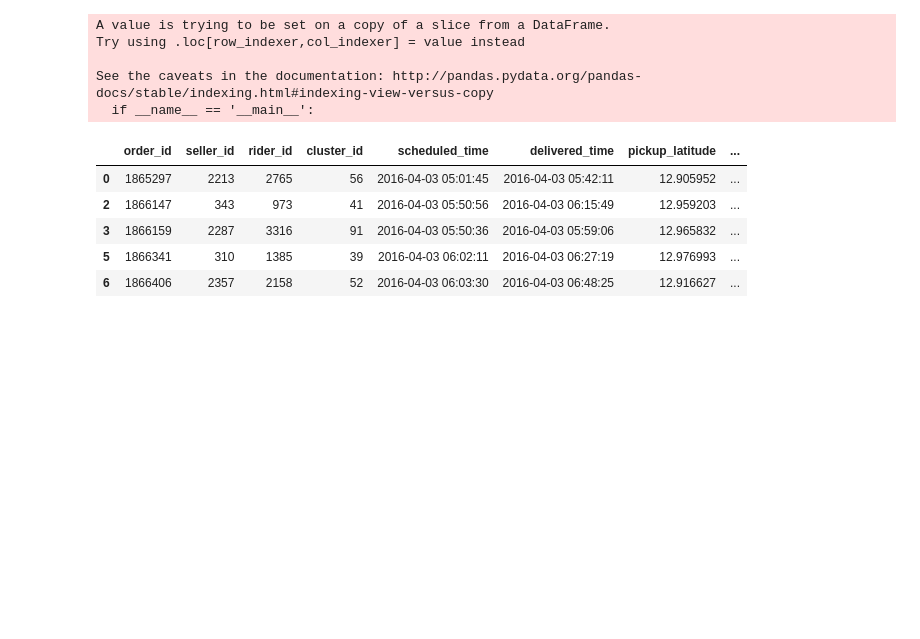
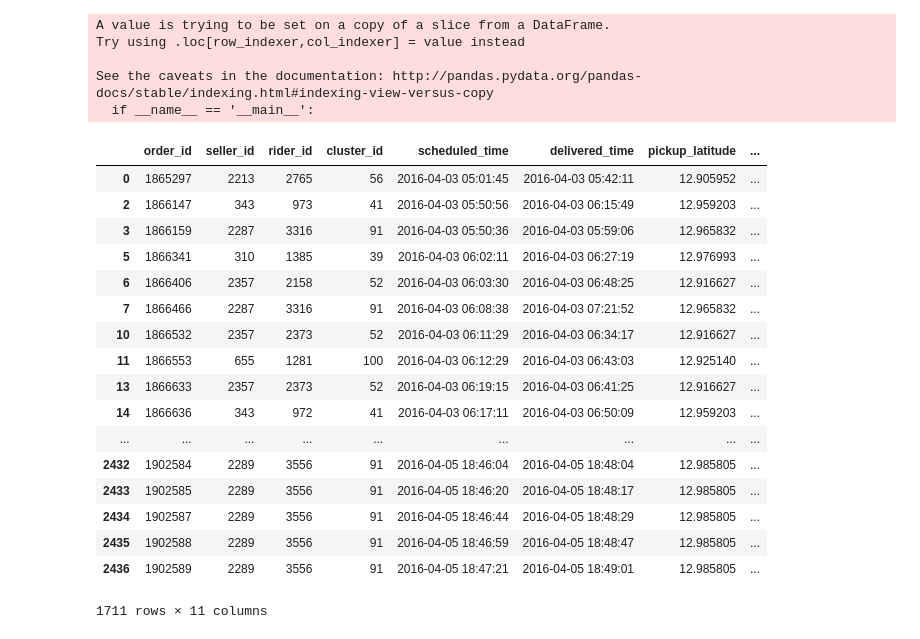
Before and after one commit to srinath29/shadowfax-codewars, a Jupyter notebook: Analysis/Analysis1.ipynb, the cells around one changed output. Saved outputs shown, nothing was run; the diff lists cells and outputs as text; code cells hidden in the pictures; blank space fills up the shorter version.

```diff
--- a/Analysis/Analysis1.ipynb
+++ b/Analysis/Analysis1.ipynb
@@ -113,14 +113,26 @@ numSuchAbovePeople = orderDfRemovedNat["TimeTakenForDelivery"][orderDfRemovedNat
 maxOfSuchAbove = orderDfRemovedNat["TimeTakenForDelivery"][orderDfRemovedNat["TimeTakenForDelivery"]> mean].max()
 minSuchAbove = orderDfRemovedNat["TimeTakenForDelivery"][orderDfRemovedNat["TimeTakenForDelivery"]> mean].min()
 # %%
-orderDfRemovedNat.head()
+orderDfRemovedNat
 # %% [output]
 |  | order_id | seller_id | rider_id | cluster_id | scheduled_time | delivered_time | pickup_latitude | ... |
 | 0 | 1865297 | 2213 | 2765 | 56 | 2016-04-03 05:01:45 | 2016-04-03 05:42:11 | 12.905952 | ... |
 | 2 | 1866147 | 343 | 973 | 41 | 2016-04-03 05:50:56 | 2016-04-03 06:15:49 | 12.959203 | ... |
 | 3 | 1866159 | 2287 | 3316 | 91 | 2016-04-03 05:50:36 | 2016-04-03 05:59:06 | 12.965832 | ... |
 | 5 | 1866341 | 310 | 1385 | 39 | 2016-04-03 06:02:11 | 2016-04-03 06:27:19 | 12.976993 | ... |
 | 6 | 1866406 | 2357 | 2158 | 52 | 2016-04-03 06:03:30 | 2016-04-03 06:48:25 | 12.916627 | ... |
+| 7 | 1866466 | 2287 | 3316 | 91 | 2016-04-03 06:08:38 | 2016-04-03 07:21:52 | 12.965832 | ... |
+| 10 | 1866532 | 2357 | 2373 | 52 | 2016-04-03 06:11:29 | 2016-04-03 06:34:17 | 12.916627 | ... |
+| 11 | 1866553 | 655 | 1281 | 100 | 2016-04-03 06:12:29 | 2016-04-03 06:43:03 | 12.925140 | ... |
+| 13 | 1866633 | 2357 | 2373 | 52 | 2016-04-03 06:19:15 | 2016-04-03 06:41:25 | 12.916627 | ... |
+| 14 | 1866636 | 343 | 972 | 41 | 2016-04-03 06:17:11 | 2016-04-03 06:50:09 | 12.959203 | ... |
+| ... | ... | ... | ... | ... | ... | ... | ... | ... |
+| 2432 | 1902584 | 2289 | 3556 | 91 | 2016-04-05 18:46:04 | 2016-04-05 18:48:04 | 12.985805 | ... |
+| 2433 | 1902585 | 2289 | 3556 | 91 | 2016-04-05 18:46:20 | 2016-04-05 18:48:17 | 12.985805 | ... |
+| 2434 | 1902587 | 2289 | 3556 | 91 | 2016-04-05 18:46:44 | 2016-04-05 18:48:29 | 12.985805 | ... |
+| 2435 | 1902588 | 2289 | 3556 | 91 | 2016-04-05 18:46:59 | 2016-04-05 18:48:47 | 12.985805 | ... |
+| 2436 | 1902589 | 2289 | 3556 | 91 | 2016-04-05 18:47:21 | 2016-04-05 18:49:01 | 12.985805 | ... |
+1711 rows × 11 columns
 # %%
 originAddresses = list(zip(orderDfRemovedNat["pickup_latitude"], orderDfRemovedNat["pickup_longitude"]))
 # %%
```
Also changed, not shown: parts of 1 cell of this notebook, 2 other files.
